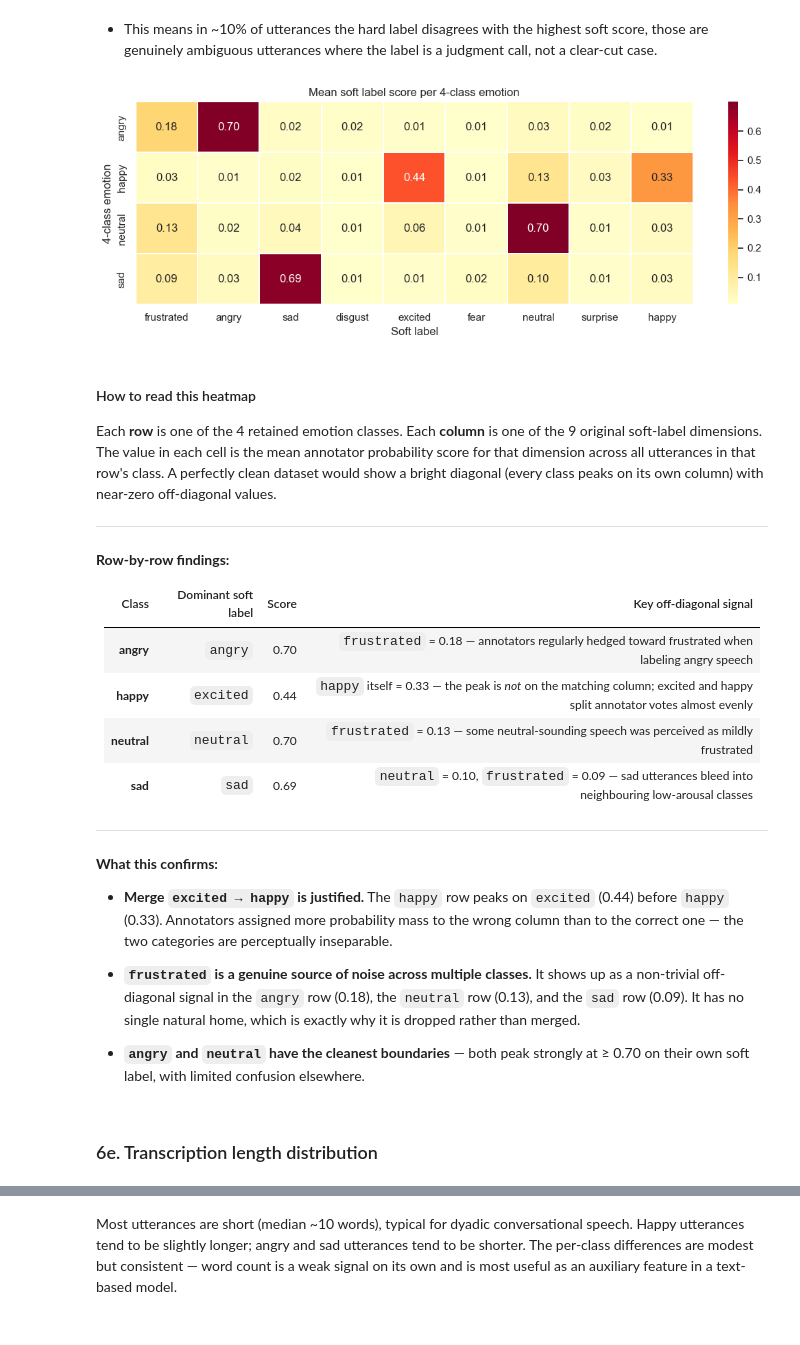
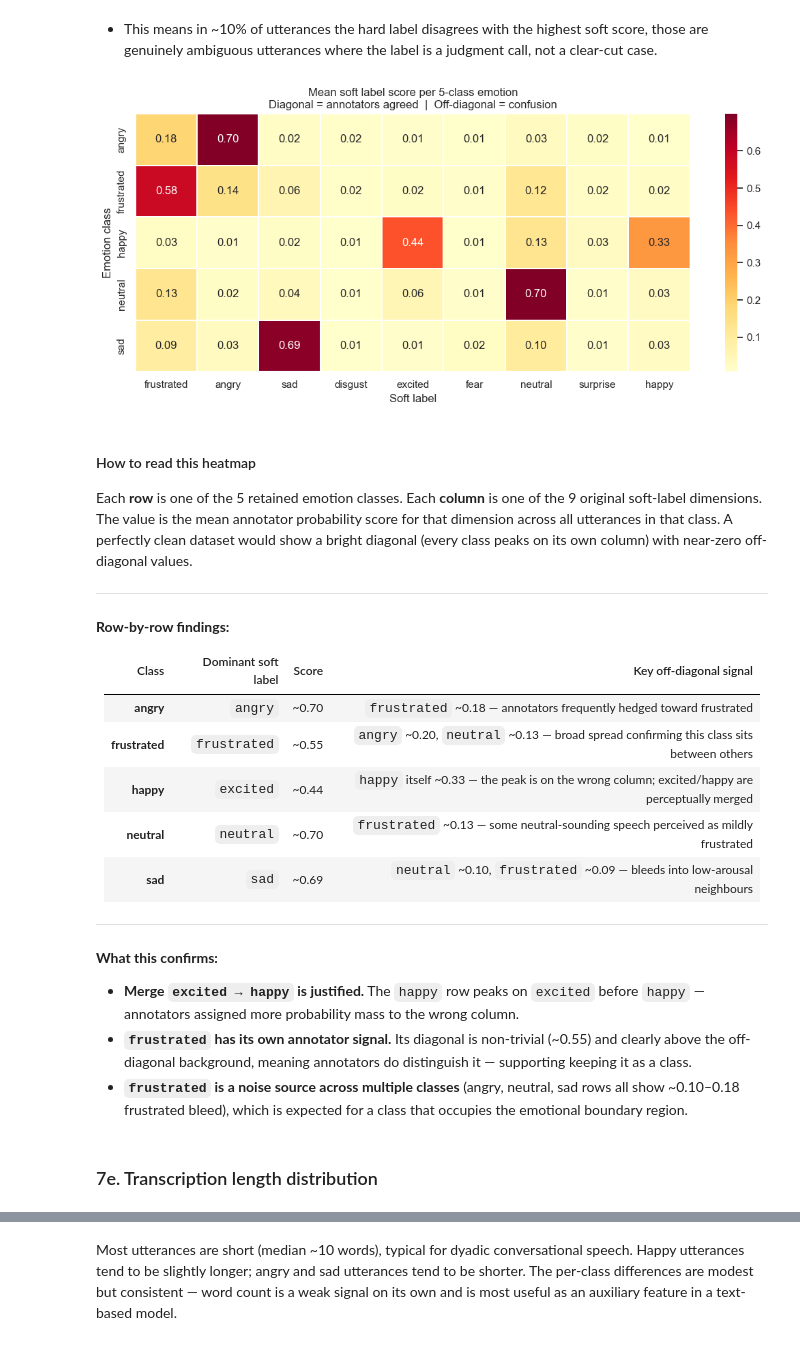
Before and after one commit to ronenhr/IEMOCAP-project, a Jupyter notebook: notebooks/02_eda.ipynb, the cells around one changed output, grey strips where cells are left out. Drawn from its saved outputs; the diff is of its cells as text; code cells hidden in the pictures.

```diff
--- a/notebooks/02_eda.ipynb
+++ b/notebooks/02_eda.ipynb
@@ -796,25 +1362,22 @@ Mean soft label score per 4-class emotion:
 # %% [markdown]
 -  This means in ~10% of utterances the hard label disagrees with the highest soft score, those are genuinely ambiguous utterances where the label is a judgment call, not a clear-cut case.
 # %%
-# Compute mean soft label score for each 4-class emotion (rows) × soft label dimension (columns)
-soft_means = df.groupby('emotion_4cls')[soft_cols].mean()
+soft_means = df.groupby('emotion')[soft_cols].mean()
 
-# Heatmap makes the diagonal pattern easy to spot:
-#   bright cell on the diagonal → that class scores high on its own soft label (clean signal)
-#   bright off-diagonal cell    → two emotions are perceptually confusable (expected for angry/frustrated)
-fig, ax = plt.subplots(figsize=(11, 4))
+fig, ax = plt.subplots(figsize=(11, 5))
 sns.heatmap(soft_means, annot=True, fmt='.2f', cmap='YlOrRd', ax=ax, linewidths=0.3)
-ax.set_title('Mean soft label score per 4-class emotion')
+ax.set_title('Mean soft label score per 5-class emotion\n'
+             'Diagonal = annotators agreed  |  Off-diagonal = confusion')
 ax.set_xlabel('Soft label')
-ax.set_ylabel('4-class emotion')
+ax.set_ylabel('Emotion class')
 plt.tight_layout()
 plt.show()
 # %% [output]
-[figure, old version]
+[figure, new version]
 # %% [markdown]
 #### How to read this heatmap
 
-Each **row** is one of the 4 retained emotion classes. Each **column** is one of the 9 original soft-label dimensions. The value in each cell is the mean annotator probability score for that dimension across all utterances in that row's class. A perfectly clean dataset would show a bright diagonal (every class peaks on its own column) with near-zero off-diagonal values.
+Each **row** is one of the 5 retained emotion classes. Each **column** is one of the 9 original soft-label dimensions. The value is the mean annotator probability score for that dimension across all utterances in that class. A perfectly clean dataset would show a bright diagonal (every class peaks on its own column) with near-zero off-diagonal values.
 
 ---
 
@@ -822,20 +1385,19 @@ Each **row** is one of the 4 retained emotion classes. Each **column** is one of
 
 | Class | Dominant soft label | Score | Key off-diagonal signal |
 |---|---|---|---|
-| **angry** | `angry` | 0.70 | `frustrated` = 0.18 — annotators regularly hedged toward frustrated when labeling angry speech |
-| **happy** | `excited` | 0.44 | `happy` itself = 0.33 — the peak is *not* on the matching column; excited and happy split annotator votes almost evenly |
-| **neutral** | `neutral` | 0.70 | `frustrated` = 0.13 — some neutral-sounding speech was perceived as mildly frustrated |
-| **sad** | `sad` | 0.69 | `neutral` = 0.10, `frustrated` = 0.09 — sad utterances bleed into neighbouring low-arousal classes |
+| **angry** | `angry` | ~0.70 | `frustrated` ~0.18 — annotators frequently hedged toward frustrated |
+| **frustrated** | `frustrated` | ~0.55 | `angry` ~0.20, `neutral` ~0.13 — broad spread confirming this class sits between others |
+| **happy** | `excited` | ~0.44 | `happy` itself ~0.33 — the peak is on the wrong column; excited/happy are perceptually merged |
+| **neutral** | `neutral` | ~0.70 | `frustrated` ~0.13 — some neutral-sounding speech perceived as mildly frustrated |
+| **sad** | `sad` | ~0.69 | `neutral` ~0.10, `frustrated` ~0.09 — bleeds into low-arousal neighbours |
 
 ---
 
 **What this confirms:**
 
-- **Merge `excited → happy` is justified.** The `happy` row peaks on `excited` (0.44) before `happy` (0.33). Annotators assigned more probability mass to the wrong column than to the correct one — the two categories are perceptually inseparable.
-
-- **`frustrated` is a genuine source of noise across multiple classes.** It shows up as a non-trivial off-diagonal signal in the `angry` row (0.18), the `neutral` row (0.13), and the `sad` row (0.09). It has no single natural home, which is exactly why it is dropped rather than merged.
-
-- **`angry` and `neutral` have the cleanest boundaries** — both peak strongly at ≥ 0.70 on their own soft label, with limited confusion elsewhere.
+- **Merge `excited → happy` is justified.** The `happy` row peaks on `excited` before `happy` — annotators assigned more probability mass to the wrong column.
+- **`frustrated` has its own annotator signal.** Its diagonal is non-trivial (~0.55) and clearly above the off-diagonal background, meaning annotators do distinguish it — supporting keeping it as a class.
+- **`frustrated` is a noise source across multiple classes** (angry, neutral, sad rows all show ~0.10–0.18 frustrated bleed), which is expected for a class that occupies the emotional boundary region.
 # %% [markdown]
-### 6e. Transcription length distribution
+### 7e. Transcription length distribution
 # %%
```
Also changed, not shown: parts of 61 cells of this notebook.
